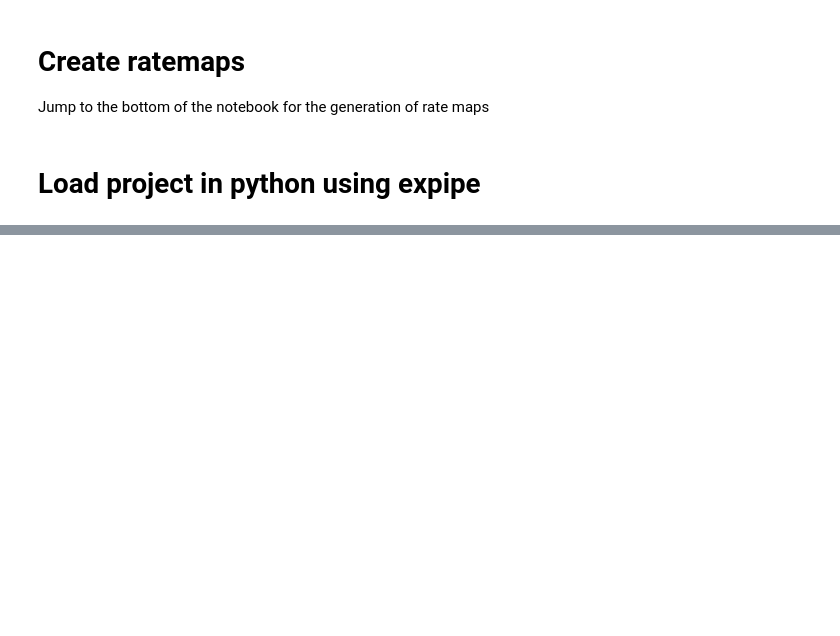
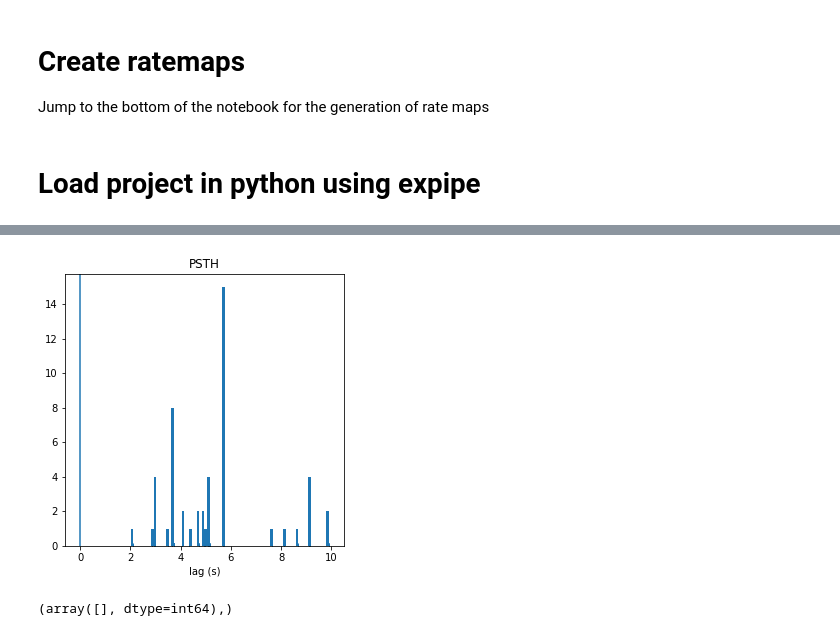
Before and after one commit to CINPLA/place-stimulation, a Jupyter notebook: notebook/create_rate_maps.ipynb, the cells around one changed output, grey strips where cells are left out. Cells and saved outputs as stored; diff of their text form; code cells hidden in the pictures; blank space fills up the shorter version.

```diff
--- a/notebook/create_rate_maps.ipynb
+++ b/notebook/create_rate_maps.ipynb
@@ -211,0 +70,8 @@ shutil.copytree("figures", output_path / "figures")
+# %%
+ps.plot_psth(sptr[0], epc, bin_size=0.1 * pq.s)
+# %% [output]
+[figure, added]
+# %%
+np.where(x==0)
+# %% [output]
+(array([], dtype=int64),)
```
Also changed, not shown: parts of 20 cells of this notebook, 3 other files.
